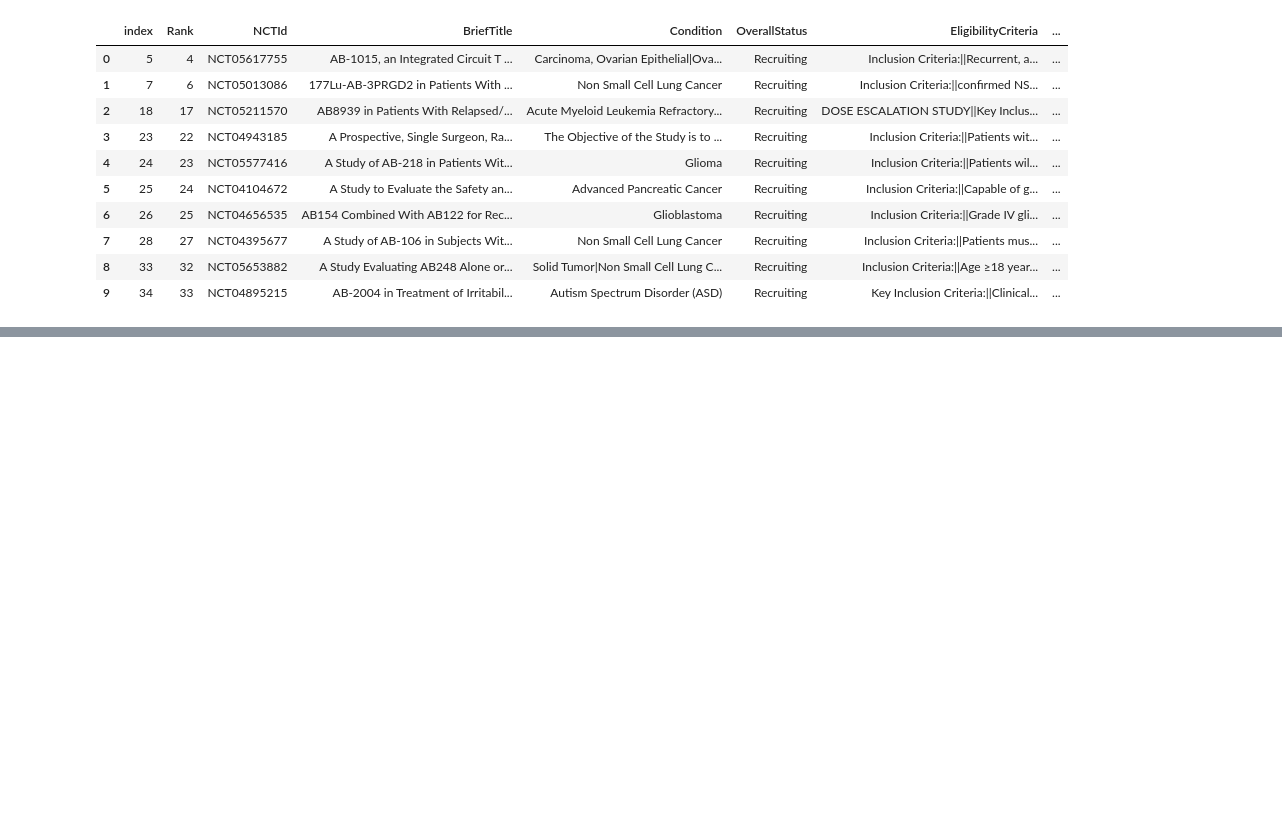
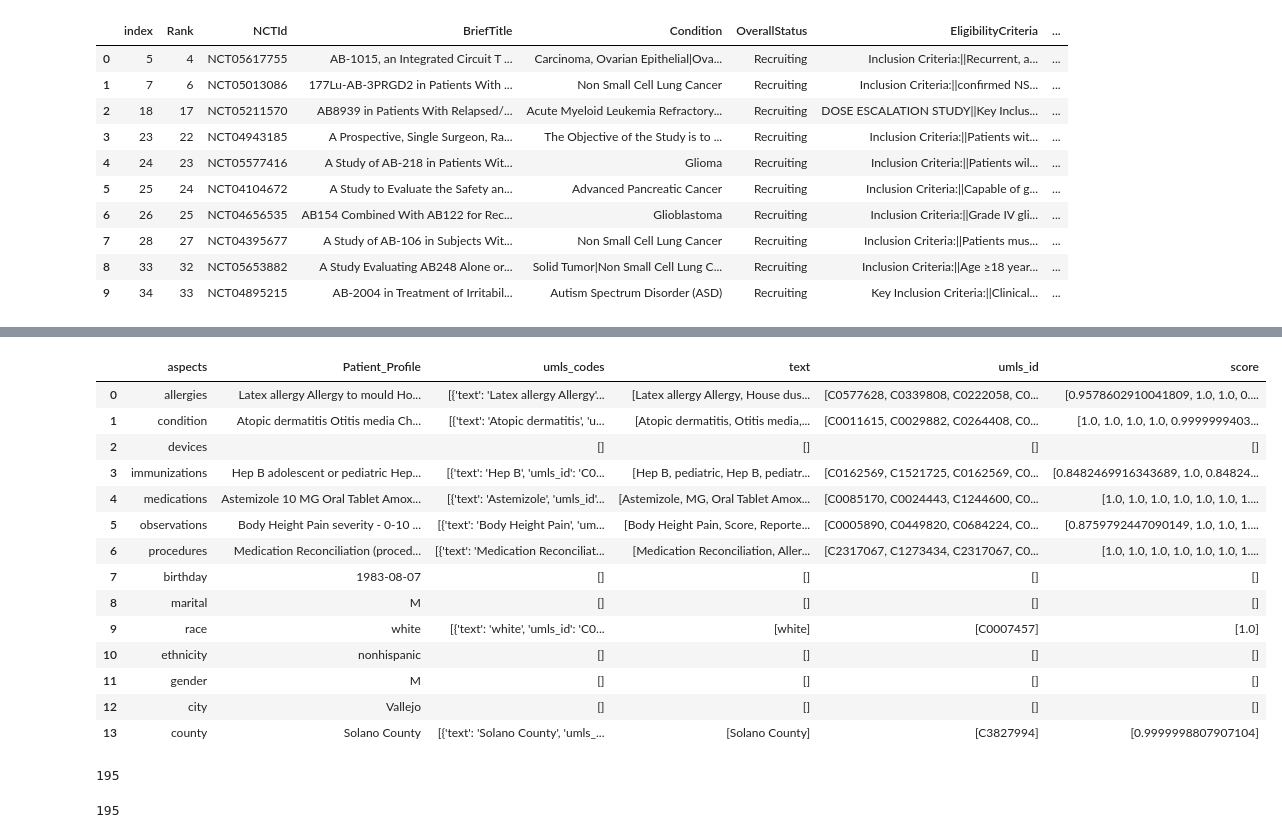
Before and after one commit to victormurcia/CTS_Test, a Jupyter notebook: CTS_Unifying_Routines.ipynb, the cells around one changed output, grey strips where cells are left out. Saved outputs shown, nothing was run; the diff lists cells and outputs as text; code cells hidden in the pictures; blank space fills up the shorter version.

```diff
--- a/CTS_Unifying_Routines.ipynb
+++ b/CTS_Unifying_Routines.ipynb
@@ -571,0 +633,29 @@ run_ner(df,col_name,model)
+# %%
+patient_ner_df
+# %% [output]
+|  | aspects | Patient_Profile | umls_codes | text | umls_id | score |
+| 0 | allergies | Latex allergy Allergy to mould Ho... | [{'text': 'Latex allergy Allergy'... | [Latex allergy Allergy, House dus... | [C0577628, C0339808, C0222058, C0... | [0.9578602910041809, 1.0, 1.0, 0.... |
+| 1 | condition | Atopic dermatitis Otitis media Ch... | [{'text': 'Atopic dermatitis', 'u... | [Atopic dermatitis, Otitis media,... | [C0011615, C0029882, C0264408, C0... | [1.0, 1.0, 1.0, 1.0, 0.9999999403... |
+| 2 | devices |  | [] | [] | [] | [] |
+| 3 | immunizations | Hep B adolescent or pediatric Hep... | [{'text': 'Hep B', 'umls_id': 'C0... | [Hep B, pediatric, Hep B, pediatr... | [C0162569, C1521725, C0162569, C0... | [0.8482469916343689, 1.0, 0.84824... |
+| 4 | medications | Astemizole 10 MG Oral Tablet Amox... | [{'text': 'Astemizole', 'umls_id'... | [Astemizole, MG, Oral Tablet Amox... | [C0085170, C0024443, C1244600, C0... | [1.0, 1.0, 1.0, 1.0, 1.0, 1.0, 1.... |
+| 5 | observations | Body Height Pain severity - 0-10 ... | [{'text': 'Body Height Pain', 'um... | [Body Height Pain, Score, Reporte... | [C0005890, C0449820, C0684224, C0... | [0.8759792447090149, 1.0, 1.0, 1.... |
+| 6 | procedures | Medication Reconciliation (proced... | [{'text': 'Medication Reconciliat... | [Medication Reconciliation, Aller... | [C2317067, C1273434, C2317067, C0... | [1.0, 1.0, 1.0, 1.0, 1.0, 1.0, 1.... |
+| 7 | birthday | 1983-08-07 | [] | [] | [] | [] |
+| 8 | marital | M | [] | [] | [] | [] |
+| 9 | race | white | [{'text': 'white', 'umls_id': 'C0... | [white] | [C0007457] | [1.0] |
+| 10 | ethnicity | nonhispanic | [] | [] | [] | [] |
+| 11 | gender | M | [] | [] | [] | [] |
+| 12 | city | Vallejo | [] | [] | [] | [] |
+| 13 | county | Solano County | [{'text': 'Solano County', 'umls_... | [Solano County] | [C3827994] | [0.9999998807907104] |
+# %%
+patient_codes_list = list(set(patient_ner_df['umls_id'].explode().tolist()))
+patient_codes_list = sorted([x for x in patient_codes_list if not pd.isna(x)])
+len(patient_codes_list)
+# %% [output]
+195
+# %%
+patient_codes_list = sorted(list(set([x for x in patient_ner_df['umls_id'].explode().tolist() if not pd.isna(x)])))
+len(patient_codes_list)
+# %% [output]
+195
```
Also changed, not shown: parts of 8 cells of this notebook.
